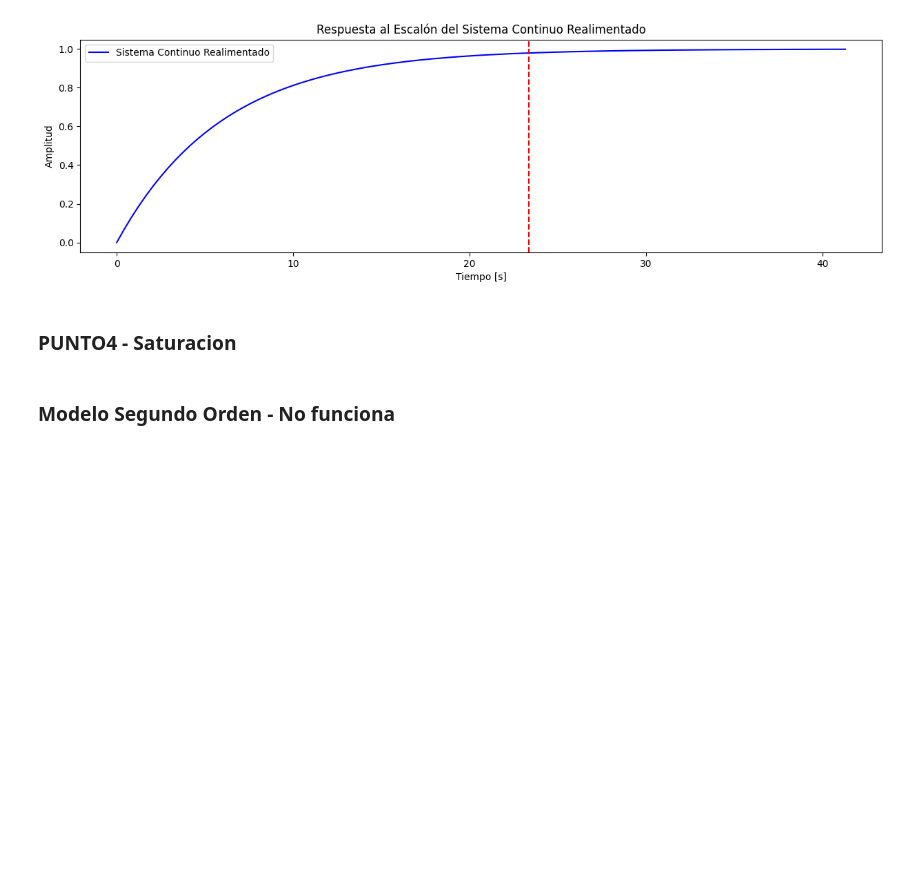
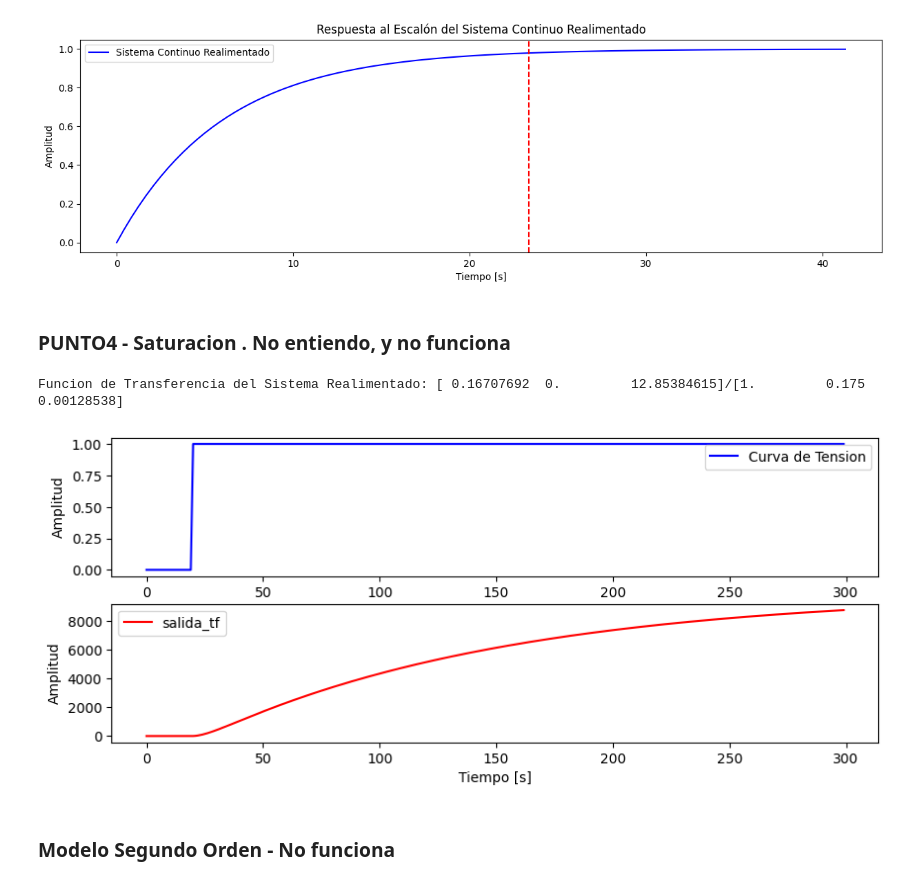
Before and after one commit to JoelJassan/controlador-PID, a Jupyter notebook: control_temperatura.ipynb, the cells around one changed output. Drawn from its saved outputs; the diff is of its cells as text; code cells hidden in the pictures; blank space fills up the shorter version.

Commit message:
Analisis de ejercicio. Intento hacer el punto 4

```diff
--- a/control_temperatura.ipynb
+++ b/control_temperatura.ipynb
@@ -194,7 +207,43 @@ Tiempo de establecimiento al 2%: 23.35 [s].
 Valor estacionario: 0.998
 [figure]
 # %% [markdown]
-### PUNTO4 - Saturacion
+### PUNTO4 - Saturacion . No entiendo, y no funciona
+# %%
+#Ahora cuento con una ft, que me permite estudiar como responde el sistema a sus variaciones de tension...
+#Uso la funcion transferencia del sistema realimentado:
+from telnetlib import theNULL
+
+
+sistema_realimentado_tf = signal.TransferFunction([21.72, 0,1671],[130, 22.75, 0.1671])
+print(f"Funcion de Transferencia del Sistema Realimentado: {sistema_realimentado_tf.num}/{sistema_realimentado_tf.den}")
+
+# genero la señal de alimentación
+tension_minima = 0
+tension_maxima = 12
+tension_inicial = 1
+cantidad_de_muestras = 300
+persistencia = 20
+muestras_en_saturacion = 0
+
+curva_de_tension = np.zeros(cantidad_de_muestras)
+for i in range (0, int(cantidad_de_muestras/persistencia)):
+    for j in range (i*persistencia,(1+i)*persistencia):
+        if i<=tension_inicial: curva_de_tension[j] = tension_minima + i
+        else:
+            curva_de_tension[j]=tension_inicial
+            muestras_en_saturacion += 1
+
+plt.figure(figsize=(10,4))
+plt.subplot(211)
+graficar_t(t, curva_de_tension,"Curva de Tension", 'b')
+#print(f"Muestras en saturacion: {muestras_en_saturacion} \n")
+#print(f"Curva de alimentacion: \n{curva_de_tension} ")
+plt.subplot(212)
+t_curva, respuesta_curva,_ = signal.lsim(sistema_realimentado_tf,U=curva_de_tension,T=t)
+graficar_t(t_curva, respuesta_curva,"salida_tf", 'r')
+# %% [output]
+Funcion de Transferencia del Sistema Realimentado: [ 0.16707692  0.         12.85384615]/[1.         0.175      0.00128538]
+[figure, added]
 # %% [markdown]
 ### Modelo Segundo Orden - No funciona
 # %%
```
Also changed, not shown: parts of 6 cells of this notebook.
